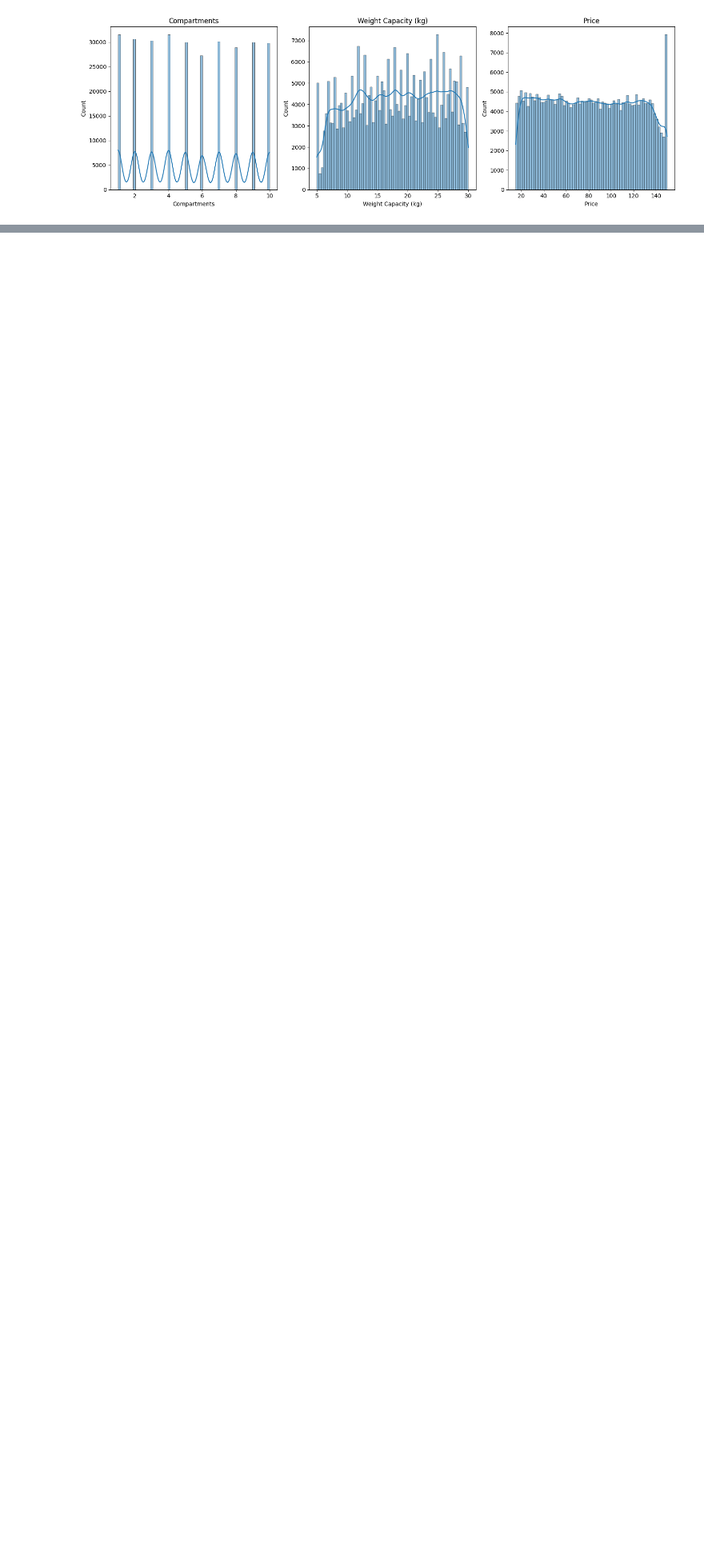
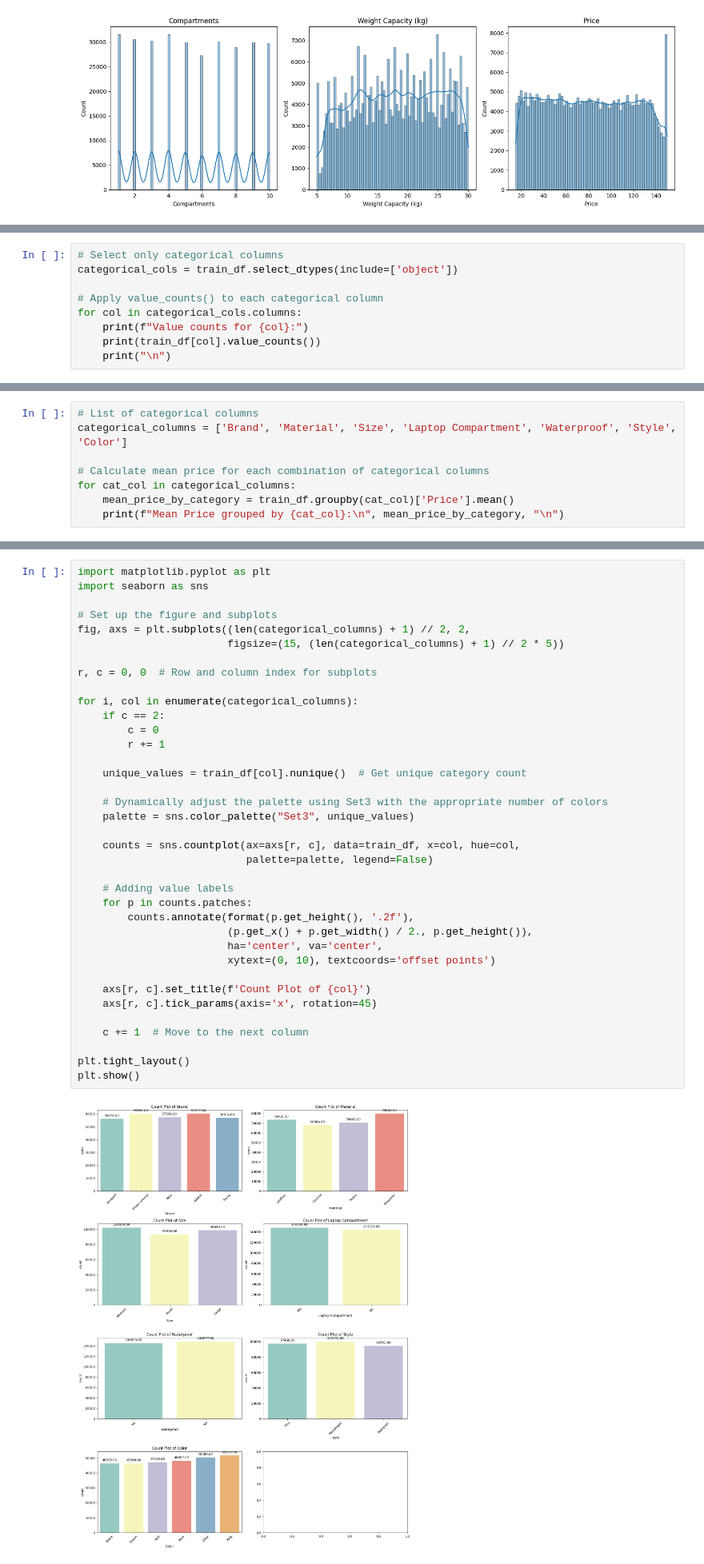
Before and after one commit to omjadhav9271/Backpack-Prediction-Challenge, a Jupyter notebook: nb01.ipynb, the cells around one changed output, grey strips where cells are left out. Shown: that part at 80% size. Saved outputs shown, nothing was run; the diff lists cells and outputs as text; blank space fills up the shorter version.

```diff
--- a/nb01.ipynb
+++ b/nb01.ipynb
@@ -168,0 +210,9 @@ plt.show()
+# %%
+# Select only categorical columns
+categorical_cols = train_df.select_dtypes(include=['object'])
+
+# Apply value_counts() to each categorical column
+for col in categorical_cols.columns:
+    print(f"Value counts for {col}:")
+    print(train_df[col].value_counts())
+    print("\n")
@@ -168,0 +237,8 @@ plt.show()
+# %%
+# List of categorical columns
+categorical_columns = ['Brand', 'Material', 'Size', 'Laptop Compartment', 'Waterproof', 'Style', 'Color']
+
+# Calculate mean price for each combination of categorical columns
+for cat_col in categorical_columns:
+    mean_price_by_category = train_df.groupby(cat_col)['Price'].mean()
+    print(f"Mean Price grouped by {cat_col}:\n", mean_price_by_category, "\n")
@@ -168,0 +263,39 @@ plt.show()
+# %%
+import matplotlib.pyplot as plt
+import seaborn as sns
+
+# Set up the figure and subplots
+fig, axs = plt.subplots((len(categorical_columns) + 1) // 2, 2,
+                        figsize=(15, (len(categorical_columns) + 1) // 2 * 5))
+
+r, c = 0, 0  # Row and column index for subplots
+
+for i, col in enumerate(categorical_columns):
+    if c == 2:
+        c = 0
+        r += 1
+
+    unique_values = train_df[col].nunique()  # Get unique category count
+
+    # Dynamically adjust the palette using Set3 with the appropriate number of colors
+    palette = sns.color_palette("Set3", unique_values)
+
+    counts = sns.countplot(ax=axs[r, c], data=train_df, x=col, hue=col,
+                           palette=palette, legend=False)
+
+    # Adding value labels
+    for p in counts.patches:
+        counts.annotate(format(p.get_height(), '.2f'),
+                        (p.get_x() + p.get_width() / 2., p.get_height()),
+                        ha='center', va='center',
+                        xytext=(0, 10), textcoords='offset points')
+
+    axs[r, c].set_title(f'Count Plot of {col}')
+    axs[r, c].tick_params(axis='x', rotation=45)
+
+    c += 1  # Move to the next column
+
+plt.tight_layout()
+plt.show()
+# %% [output]
+[figure, added]
```
Also changed, not shown: parts of 5 cells of this notebook.
